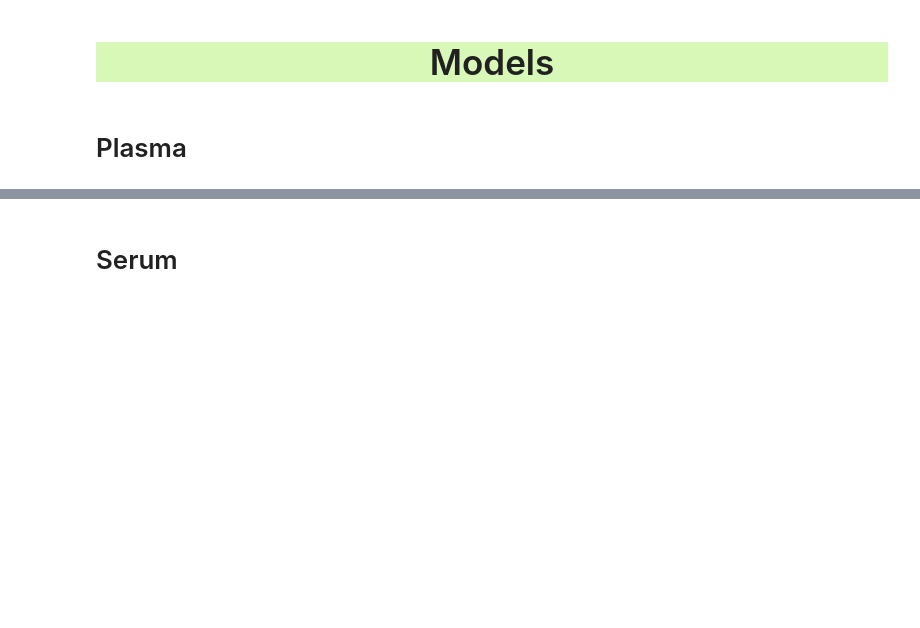
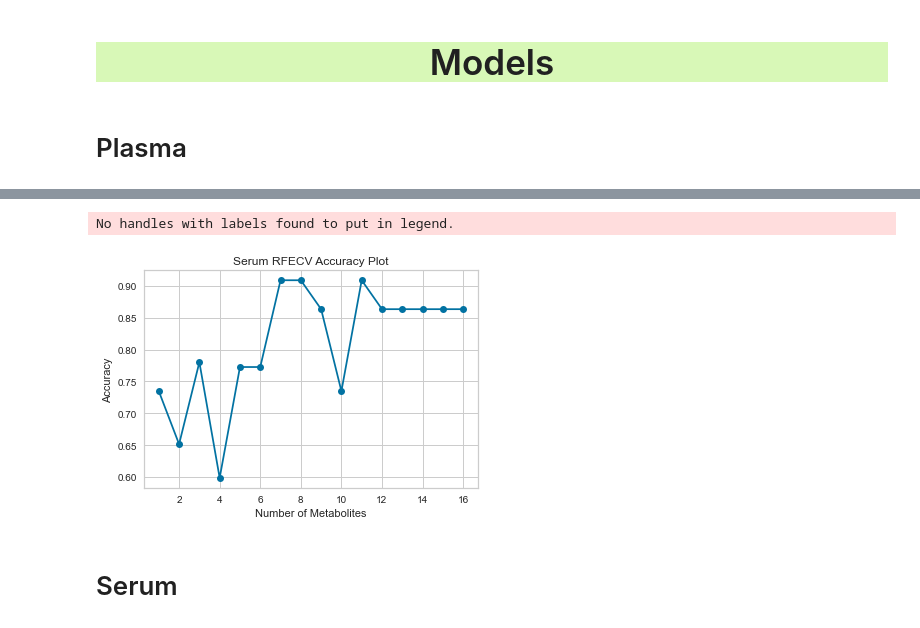
Before and after one commit to utshabkg/lung_cancer_biomarker, a Jupyter notebook: visualizations/curve/full_final_RFE_rf.ipynb, the cells around one changed output, grey strips where cells are left out. Saved outputs shown, nothing was run; the diff lists cells and outputs as text; code cells hidden in the pictures; blank space fills up the shorter version.

```diff
--- a/visualizations/curve/full_final_RFE_rf.ipynb
+++ b/visualizations/curve/full_final_RFE_rf.ipynb
@@ -369,0 +357,2 @@ Plasma(Raw): 0.8636363636363636
+# %%
+serum_accuracy = rfecv_accuracy(serum, 16, 'XGBClassifier')
@@ -370,3 +373,18 @@ Plasma(Raw): 0.8636363636363636
+# %%
+serum_accuracy = pd.DataFrame(serum_accuracy, columns= ["Number of Metabolites", "Accuracy"])
+# %%
+fig = plt.gcf()
+plt.plot(serum_accuracy["Number of Metabolites"], serum_accuracy.Accuracy, 'o-')
+
+plt.ylabel('Accuracy')
+plt.xlabel('Number of Metabolites')
+plt.title('Serum RFECV Accuracy Plot')
+plt.legend()
+plt.show()
+fig.savefig('Serum RFECV Accuracy Plot.png', dpi=1000)
+# %% [output]
+No handles with labels found to put in legend.
+[figure, added]
 # %% [markdown]
 # Serum
 # %%
```
Also changed, not shown: parts of 13 cells of this notebook, 2 other files.
